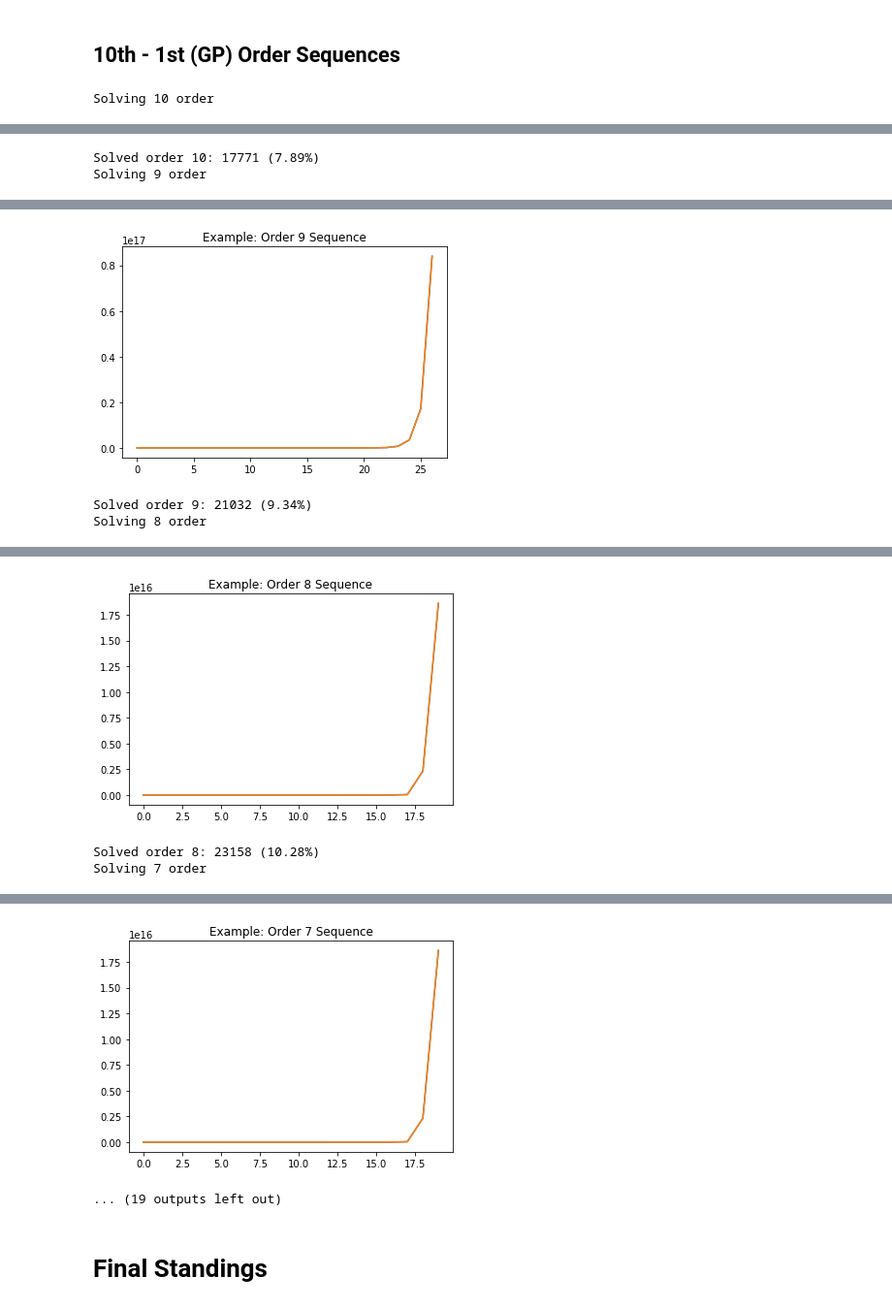
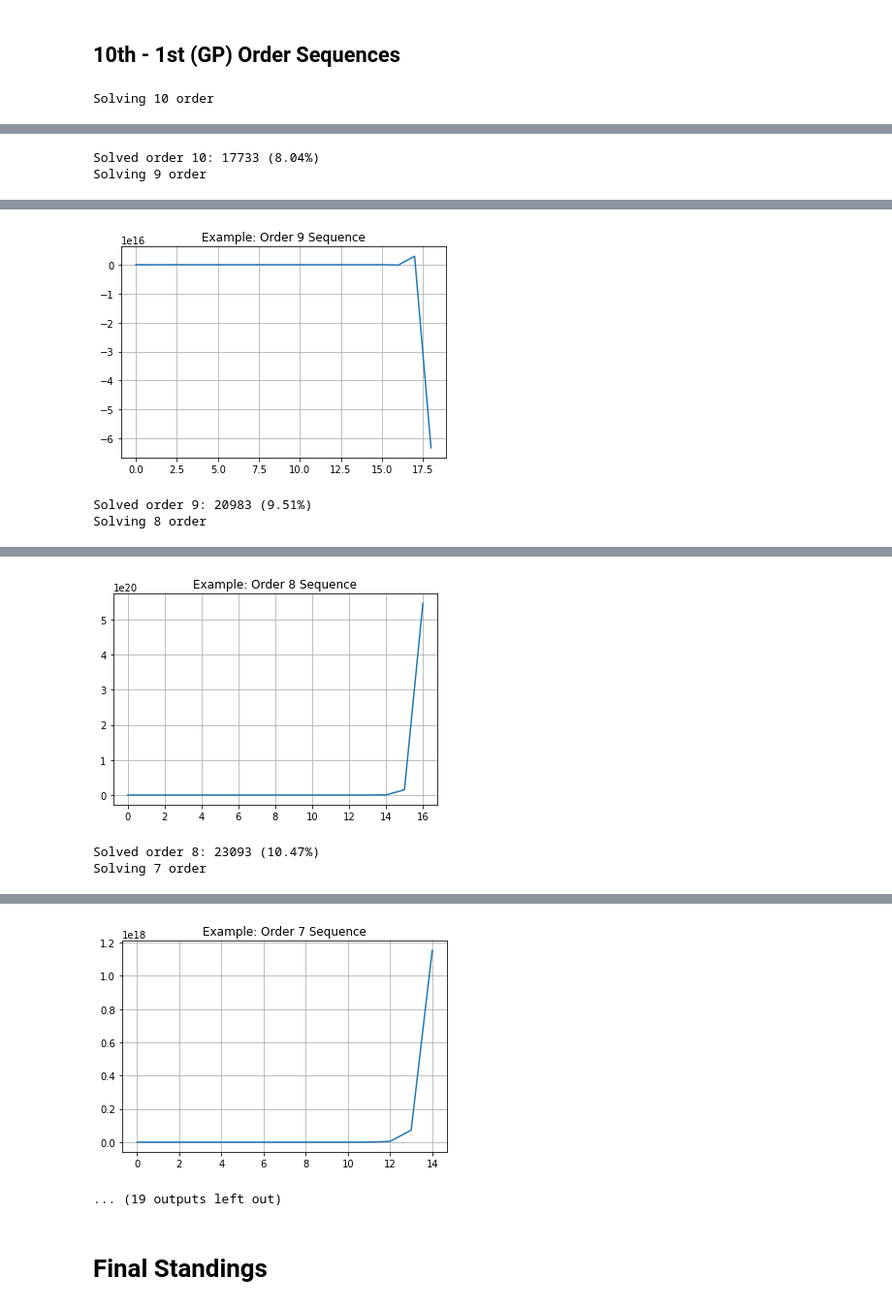
Before and after one commit to Ritvik19/Integer-Sequence-Learning, a Jupyter notebook: 01 Recurrence Relations.ipynb, the cells around one changed output, grey strips where cells are left out. Shown at 97% size. Saved outputs shown, nothing was run; the diff lists cells and outputs as text; code cells hidden in the pictures.

```diff
--- a/01 Recurrence Relations.ipynb
+++ b/01 Recurrence Relations.ipynb
@@ -18,3 +13,5 @@ data['Sequence'] = data['Sequence'].progress_apply(eval)
+# %%
+data = json.load(open('data.json'))
 # %%
 solutions = pd.read_csv('Solutions.csv')
 # %% [markdown]
@@ -28,8 +25,8 @@ for order in range(10, 0, -1):
     print(f'Solving {order} order')
     solutions[f'r{order}'] = 0
     count = 0
-    for i in trange(len(data['Sequence'])):
-        seq = data['Sequence'][i]
+    for i in trange(len(data)):
+        seq = data[i]
         coeff = checkRecurrence(seq,order)
         if coeff:
             count += 1
@@ -38,7 +35,7 @@ for order in range(10, 0, -1):
             if count == 1:
                 fig, ax = plt.subplots()
                 ax.plot(seq)
-                plt.plot(seq)
+                ax.grid()
                 ax.set_title(f'Example: Order {order} Sequence')
                 plt.show()
 
@@ -50,15 +47,15 @@ Solving 10 order
-Solved order 10: 17771 (7.89%)
+Solved order 10: 17733 (8.04%)
 Solving 9 order
 [interactive output not drawn]
-[figure, old version]
+[figure, new version]
-Solved order 9: 21032 (9.34%)
+Solved order 9: 20983 (9.51%)
 Solving 8 order
 [interactive output not drawn]
-[figure, old version]
+[figure, new version]
-Solved order 8: 23158 (10.28%)
+Solved order 8: 23093 (10.47%)
 Solving 7 order
 [interactive output not drawn]
-[figure, old version]
+[figure, new version]
 ... (19 outputs left out)
 # %% [markdown]
 # Final Standings
```
Also changed, not shown: parts of 6 cells of this notebook, 1 other file.
